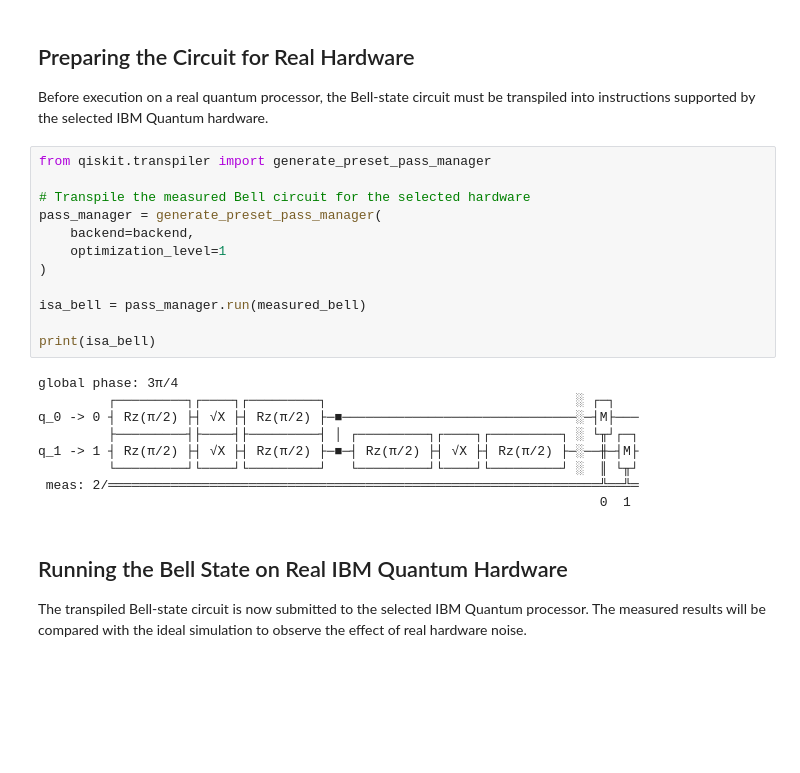
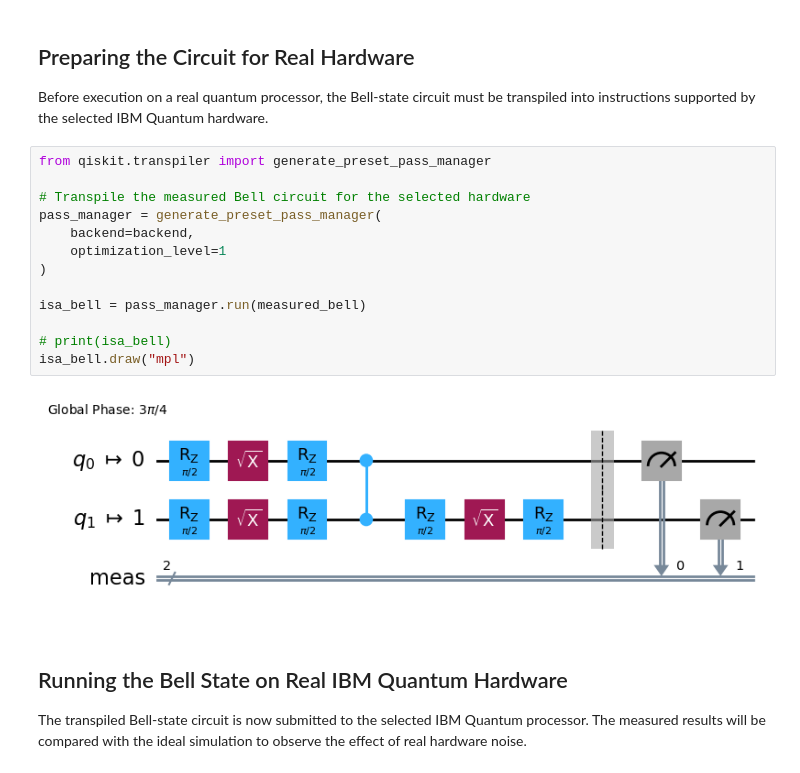
Before and after one commit to Luzaryal/qiskit-quantum-circuits, a Jupyter notebook: 01_quantum_entanglement.ipynb, the cells around one changed output. Drawn from its saved outputs; the diff is of its cells as text; blank space fills up the shorter version.

```diff
--- a/01_quantum_entanglement.ipynb
+++ b/01_quantum_entanglement.ipynb
@@ -169,24 +160,18 @@ Quantum hardware.
 # %%
 from qiskit.transpiler import generate_preset_pass_manager
 
 # Transpile the measured Bell circuit for the selected hardware
 pass_manager = generate_preset_pass_manager(
     backend=backend,
     optimization_level=1
 )
 
 isa_bell = pass_manager.run(measured_bell)
 
-print(isa_bell)
+# print(isa_bell)
+isa_bell.draw("mpl")
 # %% [output]
-global phase: 3π/4
-         ┌─────────┐┌────┐┌─────────┐                                ░ ┌─┐
-q_0 -> 0 ┤ Rz(π/2) ├┤ √X ├┤ Rz(π/2) ├─■──────────────────────────────░─┤M├───
-         ├─────────┤├────┤├─────────┤ │ ┌─────────┐┌────┐┌─────────┐ ░ └╥┘┌─┐
-q_1 -> 1 ┤ Rz(π/2) ├┤ √X ├┤ Rz(π/2) ├─■─┤ Rz(π/2) ├┤ √X ├┤ Rz(π/2) ├─░──╫─┤M├
-         └─────────┘└────┘└─────────┘   └─────────┘└────┘└─────────┘ ░  ║ └╥┘
- meas: 2/═══════════════════════════════════════════════════════════════╩══╩═
-                                                                        0  1
+[figure, added]
 # %% [markdown]
 ## Running the Bell State on Real IBM Quantum Hardware
 
```
Also changed, not shown: parts of 5 cells of this notebook, 1 other file.
